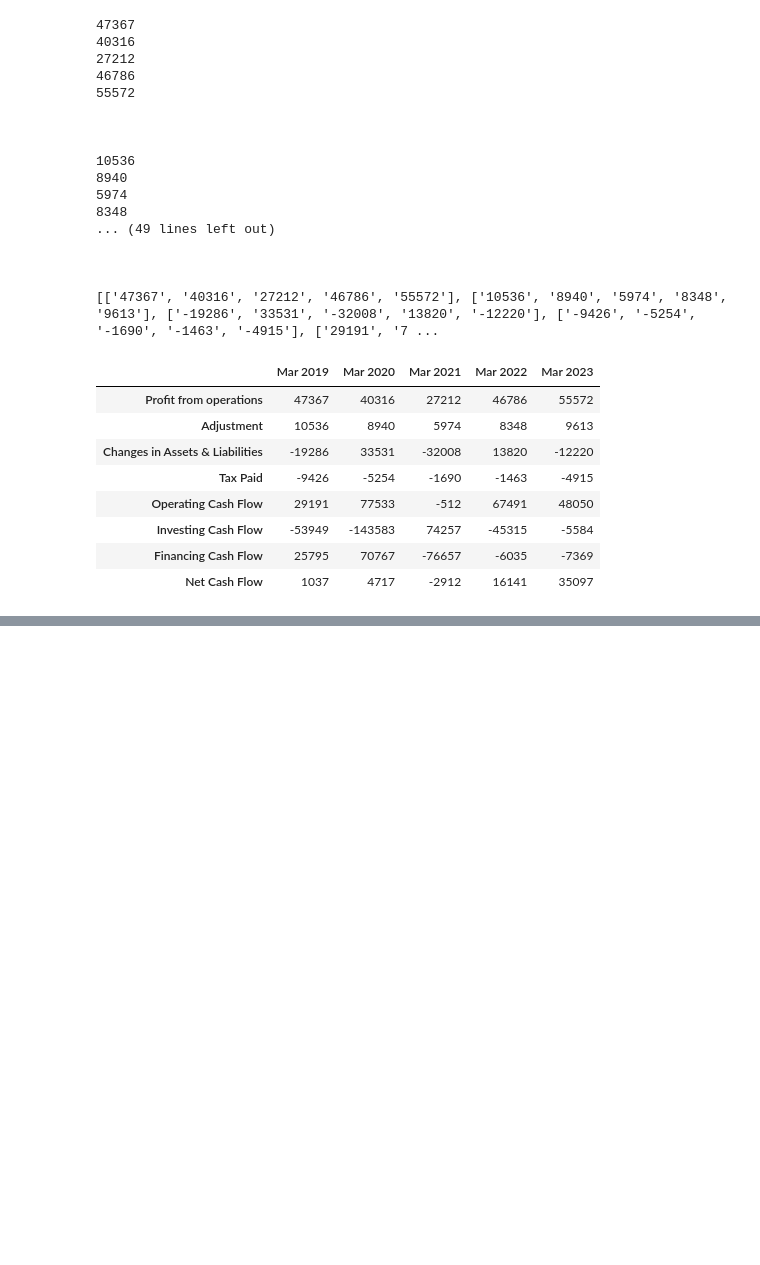
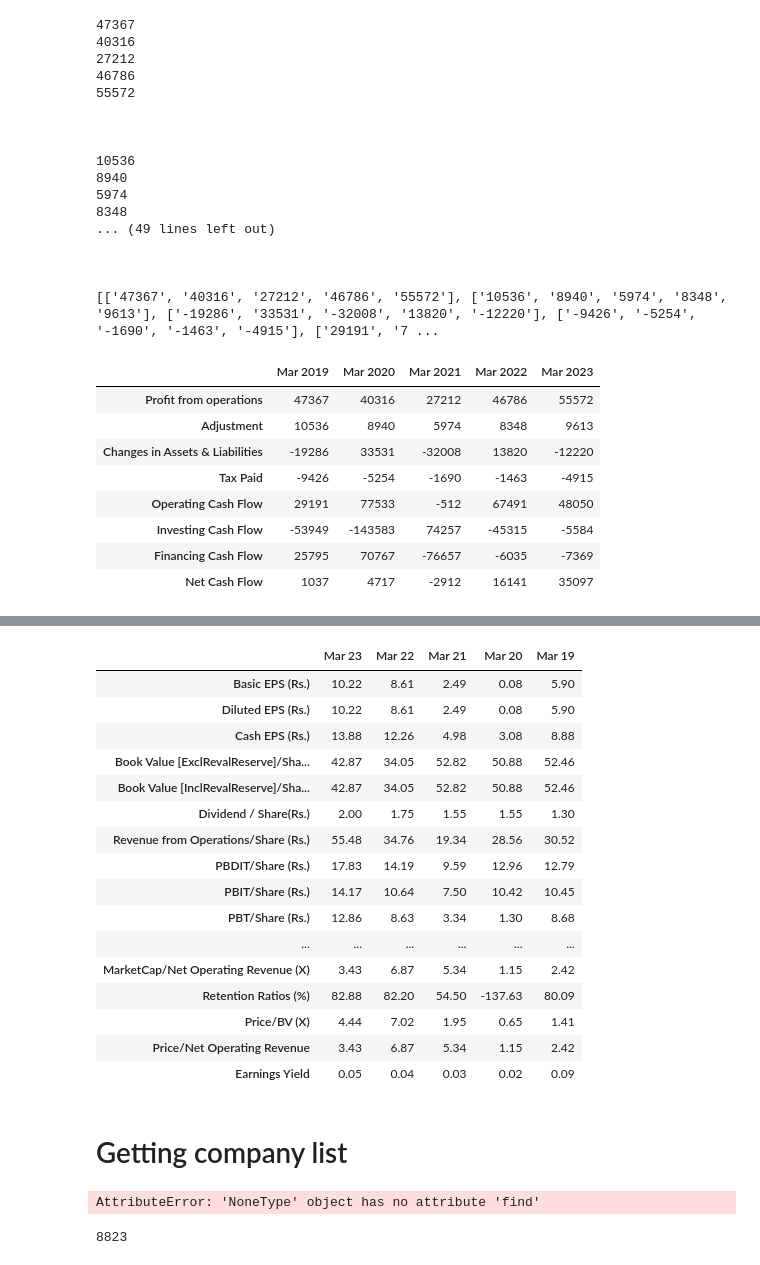
Before and after one commit to innovsm/sm_investment, a Jupyter notebook: experiment.ipynb, the cells around one changed output, grey strips where cells are left out. Saved outputs shown, nothing was run; the diff lists cells and outputs as text; code cells hidden in the pictures; blank space fills up the shorter version.

Commit message:
ratio add on

```diff
--- a/experiment.ipynb
+++ b/experiment.ipynb
@@ -598,0 +707,20 @@ cash_flows("RELIANCE")
+# %%
+testing_page = financial_ratio(alfa_link)
+# %%
+target_table = testing_page.find_all("table")
+# %%
+columns = []
+data = []
+index = []
+for i in target_table[1].find_all("td"):
+    target_text = i.text
+    if("Mar " in target_text):
+        columns.append(target_text)
+    elif(target_text != "" and target_text.isprintable()):  # type: ignore
+        try:
+            target_text = target_text.replace(",","")
+            alfa = float(target_text)
+            data.append(alfa)
+        except:
+            if target_text not in ['Per Share Ratios','Profitability Ratios','Liquidity Ratios','Valuation Ratios']:
+                index.append(target_text)
@@ -598,0 +751,13 @@ cash_flows("RELIANCE")
+# %%
+final_data_list = []
+len_1 = len(columns)
+temp_data = []
+len_2 = 0
+for i in data:
+    temp_data.append(i)
+    len_2 += 1
+    if(len_2 == len_1):
+        final_data_list.append(temp_data)
+        temp_data = []
+        len_2 = 0
+final_data_list
@@ -598,0 +802,22 @@ cash_flows("RELIANCE")
+# %%
+# creating dataframe
+dummy = pd.DataFrame(final_data_list, columns = columns,index = index[1:])
+dummy
+# %% [output]
+|  | Mar 23 | Mar 22 | Mar 21 | Mar 20 | Mar 19 |
+| Basic EPS (Rs.) | 10.22 | 8.61 | 2.49 | 0.08 | 5.90 |
+| Diluted EPS (Rs.) | 10.22 | 8.61 | 2.49 | 0.08 | 5.90 |
+| Cash EPS (Rs.) | 13.88 | 12.26 | 4.98 | 3.08 | 8.88 |
+| Book Value [ExclRevalReserve]/Sha... | 42.87 | 34.05 | 52.82 | 50.88 | 52.46 |
+| Book Value [InclRevalReserve]/Sha... | 42.87 | 34.05 | 52.82 | 50.88 | 52.46 |
+| Dividend / Share(Rs.) | 2.00 | 1.75 | 1.55 | 1.55 | 1.30 |
+| Revenue from Operations/Share (Rs.) | 55.48 | 34.76 | 19.34 | 28.56 | 30.52 |
+| PBDIT/Share (Rs.) | 17.83 | 14.19 | 9.59 | 12.96 | 12.79 |
+| PBIT/Share (Rs.) | 14.17 | 10.64 | 7.50 | 10.42 | 10.45 |
+| PBT/Share (Rs.) | 12.86 | 8.63 | 3.34 | 1.30 | 8.68 |
+| ... | ... | ... | ... | ... | ... |
+| MarketCap/Net Operating Revenue (X) | 3.43 | 6.87 | 5.34 | 1.15 | 2.42 |
+| Retention Ratios (%) | 82.88 | 82.20 | 54.50 | -137.63 | 80.09 |
+| Price/BV (X) | 4.44 | 7.02 | 1.95 | 0.65 | 1.41 |
+| Price/Net Operating Revenue | 3.43 | 6.87 | 5.34 | 1.15 | 2.42 |
+| Earnings Yield | 0.05 | 0.04 | 0.03 | 0.02 | 0.09 |
@@ -598,0 +900,2 @@ cash_flows("RELIANCE")
+# %% [markdown]
+<h1> Getting company list </h1>
@@ -598,0 +917,17 @@ cash_flows("RELIANCE")
+# %%
+all_list = ['A','D','E','F','G','H','I','J','K','L','M','N','O','P','Q','R','S','T','U','V','W','X','Y','Z','others']
+all_company_link = []
+for i in all_list[:1]:
+    data_area = company_list_extraction(i)
+    target_area = data_area.find("div",{"class": "PT15"}).find("table",{"class": "pcq_tbl MT10"})
+    company_name = target_area.f
+    print(company_name)
+    for i in target_area.find_all("td"):
+        link = i.find("a").get("href")
+        all_company_link.append(link)
+# %% [output]
+AttributeError: 'NoneType' object has no attribute 'find'
+# %%
+len(all_company_link)
+# %% [output]
+8823
```
Also changed, not shown: parts of 25 cells of this notebook, 5 other files.
